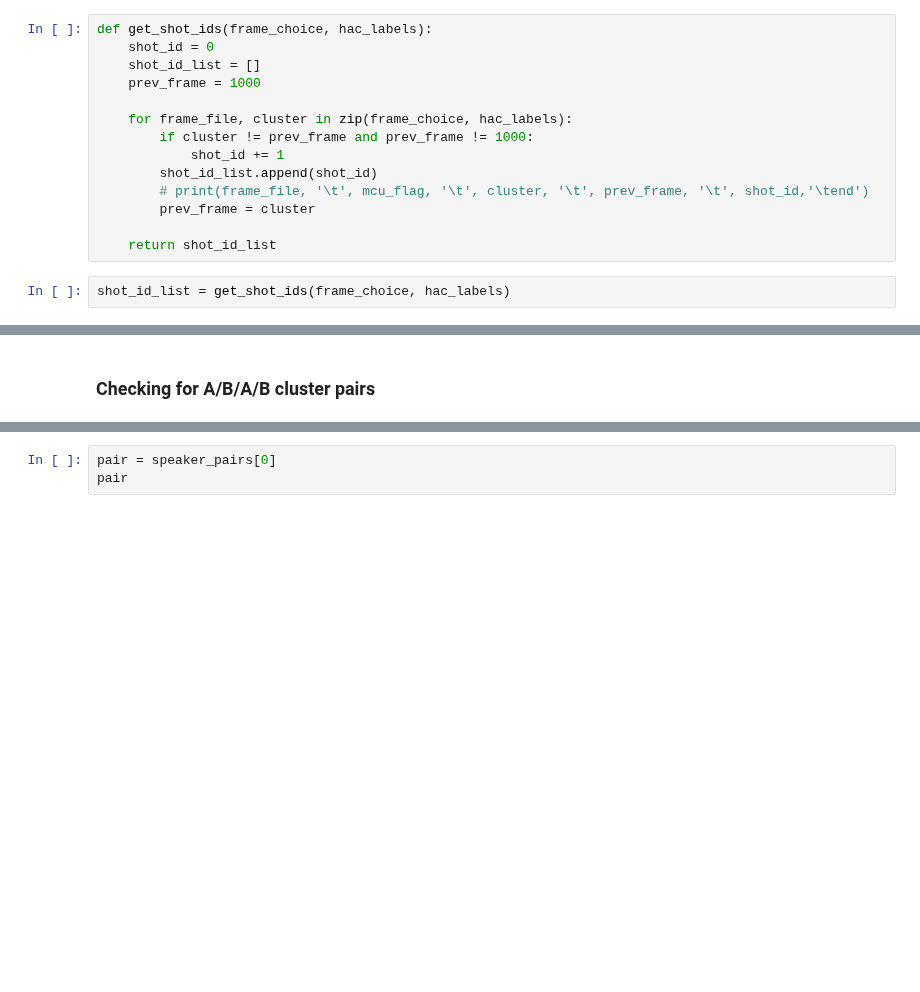
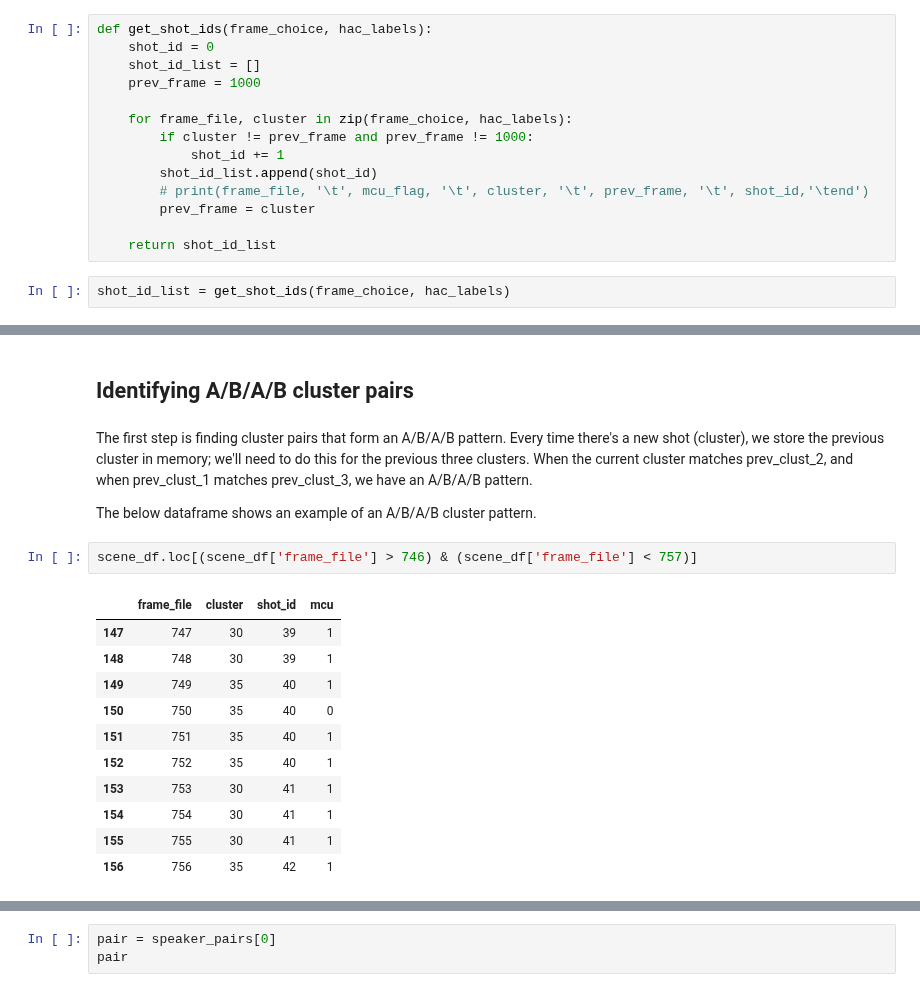
Before and after one commit to JohnTheTripper/moviegoer-prototype, a Jupyter notebook: scene_clustering.ipynb, the cells around one changed output, grey strips where cells are left out. Drawn from its saved outputs; the diff is of its cells as text; blank space fills up the shorter version.

```diff
--- a/scene_clustering.ipynb
+++ b/scene_clustering.ipynb
@@ -153,3 +164,21 @@ scene_df.head(7)
 # %% [markdown]
-### Checking for A/B/A/B cluster pairs
+## Identifying A/B/A/B cluster pairs
+# %% [markdown]
+The first step is finding cluster pairs that form an A/B/A/B pattern. Every time there's a new shot (cluster), we store the previous cluster in memory; we'll need to do this for the previous three clusters. When the current cluster matches prev_clust_2, and when prev_clust_1 matches prev_clust_3, we have an A/B/A/B pattern.
+
+The below dataframe shows an example of an A/B/A/B cluster pattern.
+# %%
+scene_df.loc[(scene_df['frame_file'] > 746) & (scene_df['frame_file'] < 757)]
+# %% [output]
+|  | frame_file | cluster | shot_id | mcu |
+| 147 | 747 | 30 | 39 | 1 |
+| 148 | 748 | 30 | 39 | 1 |
+| 149 | 749 | 35 | 40 | 1 |
+| 150 | 750 | 35 | 40 | 0 |
+| 151 | 751 | 35 | 40 | 1 |
+| 152 | 752 | 35 | 40 | 1 |
+| 153 | 753 | 30 | 41 | 1 |
+| 154 | 754 | 30 | 41 | 1 |
+| 155 | 755 | 30 | 41 | 1 |
+| 156 | 756 | 35 | 42 | 1 |
 # %%
```
Also changed, not shown: parts of 30 cells of this notebook.
